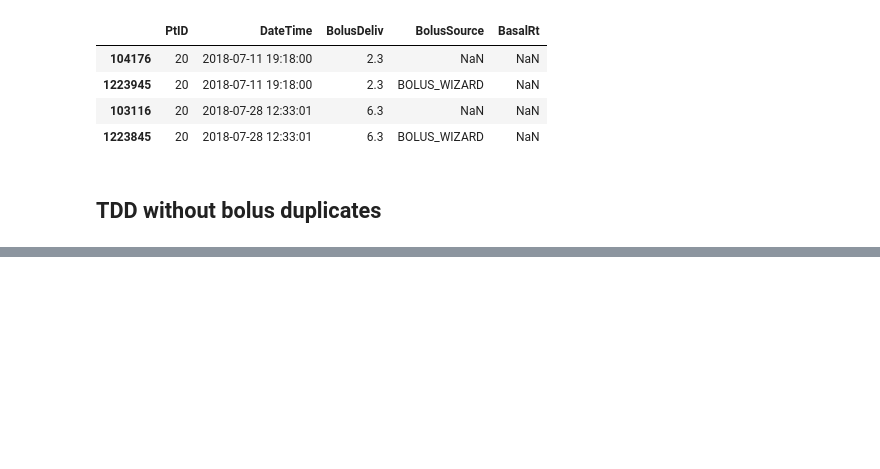
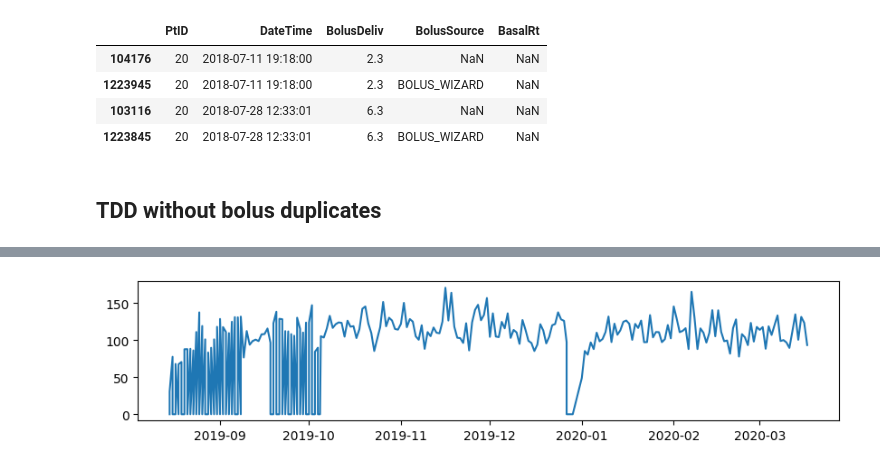
Before and after one commit to nudgebg/egvinsulin, a Jupyter notebook: notebooks/understand-flair-dataset/2024-07-12 - Understanding TDD Discrepancies in Flair Data.ipynb, the cells around one changed output, grey strips where cells are left out. Saved outputs shown, nothing was run; the diff lists cells and outputs as text; code cells hidden in the pictures; blank space fills up the shorter version.

```diff
--- a/notebooks/understand-flair-dataset/2024-07-12 - Understanding TDD Discrepancies in Flair Data.ipynb
+++ b/notebooks/understand-flair-dataset/2024-07-12 - Understanding TDD Discrepancies in Flair Data.ipynb
@@ -427,0 +443,6 @@ cbar.set_ticklabels([TDDs.loc['99'].index.min(), TDDs.loc['99'].index.max()])  #
+# %%
+temp = flair.df_pump.loc[(flair.df_pump.PtID == 14)].dropna(subset=['TDD'])
+plt.figure(figsize=(10, 2))
+plt.plot(temp.DateTime, temp.TDD);
+# %% [output]
+[figure, added]
```
Also changed, not shown: parts of 12 cells of this notebook.
